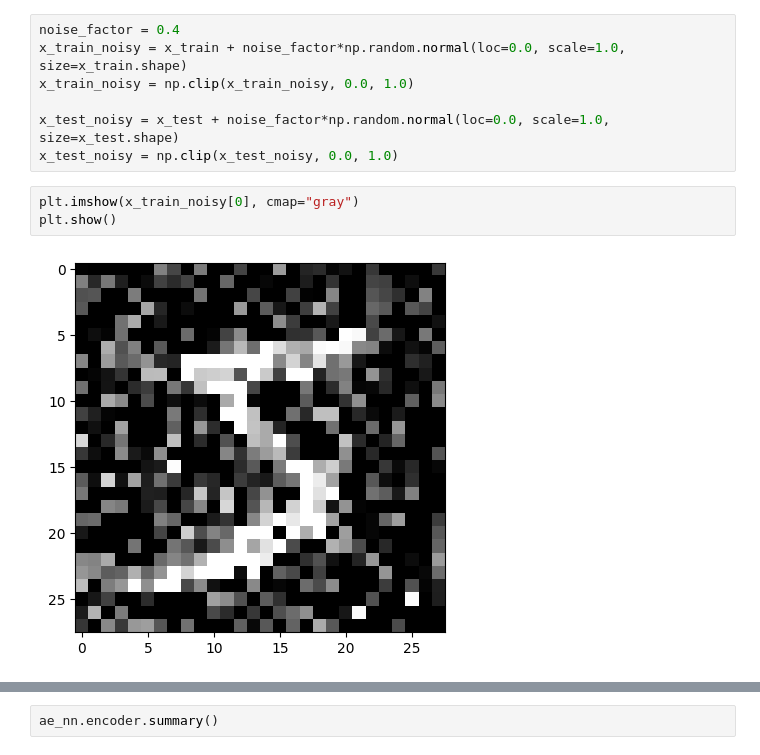
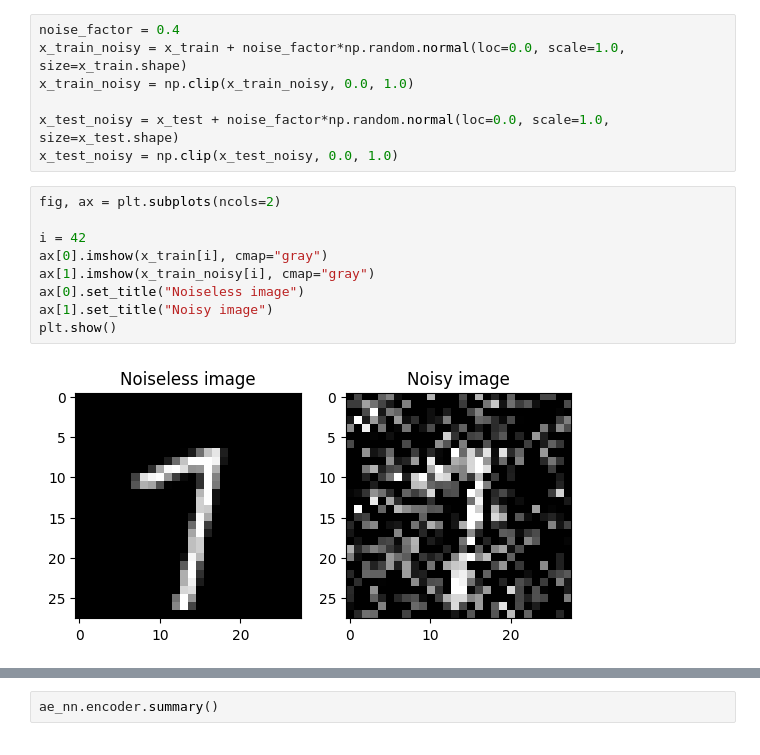
Before and after one commit to jvscursulim/neuralnets_tf, a Jupyter notebook: notebooks/image_denoising_with_autoencoder.ipynb, the cells around one changed output, grey strips where cells are left out. Drawn from its saved outputs; the diff is of its cells as text.

```diff
--- a/notebooks/image_denoising_with_autoencoder.ipynb
+++ b/notebooks/image_denoising_with_autoencoder.ipynb
@@ -39,11 +33,17 @@ x_train_noisy = np.clip(x_train_noisy, 0.0, 1.0)
 
 x_test_noisy = x_test + noise_factor*np.random.normal(loc=0.0, scale=1.0, size=x_test.shape)
 x_test_noisy = np.clip(x_test_noisy, 0.0, 1.0)
-# %%
-plt.imshow(x_train_noisy[0], cmap="gray")
-plt.show()
-# %% [output]
-[figure, removed]
+# %%
+fig, ax = plt.subplots(ncols=2)
+
+i = 42
+ax[0].imshow(x_train[i], cmap="gray")
+ax[1].imshow(x_train_noisy[i], cmap="gray")
+ax[0].set_title("Noiseless image")
+ax[1].set_title("Noisy image")
+plt.show()
+# %% [output]
+[figure, added]
 # %%
 ae_nn = Autoencoder(input_shape=x_train.shape[1:],
                     filters=[28,14],
```
Also changed, not shown: parts of 11 cells of this notebook, 3 other files.
